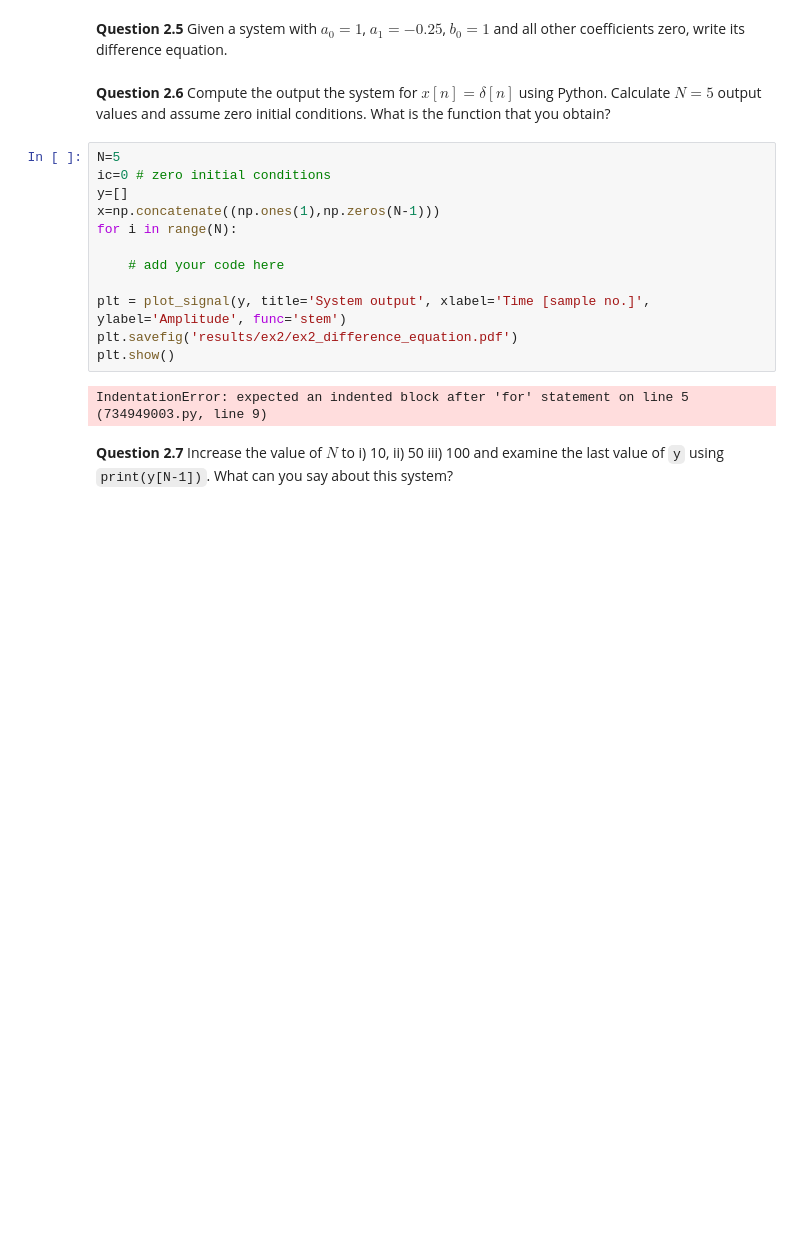
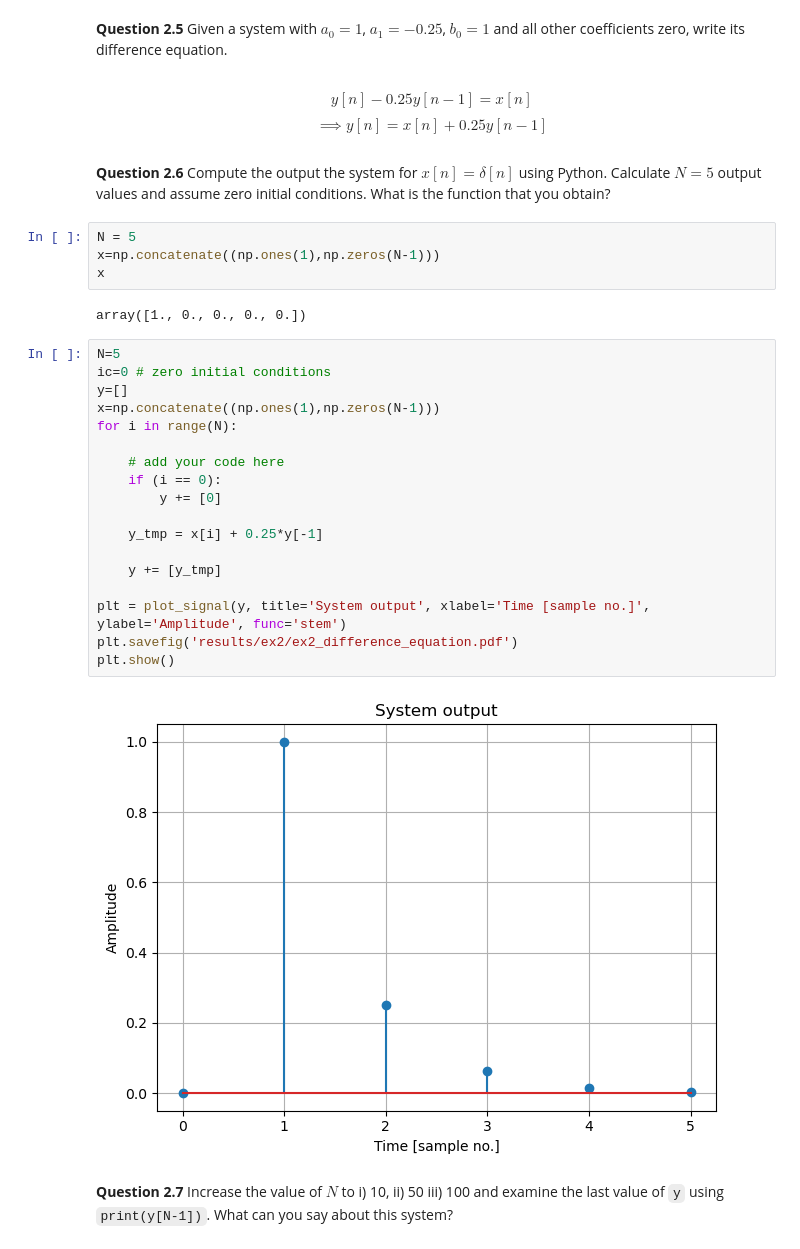
Before and after one commit to rrroooyyywang/sap-EE2-SS-LAB, a Jupyter notebook: EX2 - LTI systems.ipynb, the cells around one changed output. Cells and saved outputs as stored; diff of their text form; blank space fills up the shorter version.

```diff
--- a/EX2 - LTI systems.ipynb
+++ b/EX2 - LTI systems.ipynb
@@ -130,21 +130,36 @@ $$ \sum_{k=0}^N a_ky[n-k]=\sum_{k=0}^{M}b_k x[n-k]$$
 where $a_k$ and $b_k$ are constant coefficients. This forms shows how the output at time $n$, $y[n]$, can be obtained as a weighted sum of past outputs and past and present inputs to the system.
 # %% [markdown]
 **Question 2.5** Given a system with $a_0=1$, $a_1=-0.25$, $b_0=1$ and all other coefficients zero, write its difference equation.
+# %% [markdown]
+$$y[n] - 0.25y[n - 1] = x[n]$$
+$$\implies y[n] = x[n] + 0.25y[n - 1]$$
 # %% [markdown]
 **Question 2.6** Compute the output the system for $x[n]=\delta[n]$ using Python. Calculate $N=5$ output values and assume zero initial conditions. What is the function that you obtain?
+# %%
+N = 5
+x=np.concatenate((np.ones(1),np.zeros(N-1)))
+x
+# %% [output]
+array([1., 0., 0., 0., 0.])
 # %%
 N=5
 ic=0 # zero initial conditions
 y=[]
 x=np.concatenate((np.ones(1),np.zeros(N-1)))
 for i in range(N):
 
     # add your code here
+    if (i == 0):
+        y += [0]
+
+    y_tmp = x[i] + 0.25*y[-1]
+
+    y += [y_tmp]
 
 plt = plot_signal(y, title='System output', xlabel='Time [sample no.]', ylabel='Amplitude', func='stem')
 plt.savefig('results/ex2/ex2_difference_equation.pdf')
 plt.show()
 # %% [output]
-IndentationError: expected an indented block after 'for' statement on line 5 (734949003.py, line 9)
+[figure, added]
 # %% [markdown]
 **Question 2.7** Increase the value of $N$ to i) 10, ii) 50 iii) 100 and examine the last value of `y` using `print(y[N-1])`. What can you say about this system?
```
Also changed, not shown: parts of 5 cells of this notebook, 6 other files.
